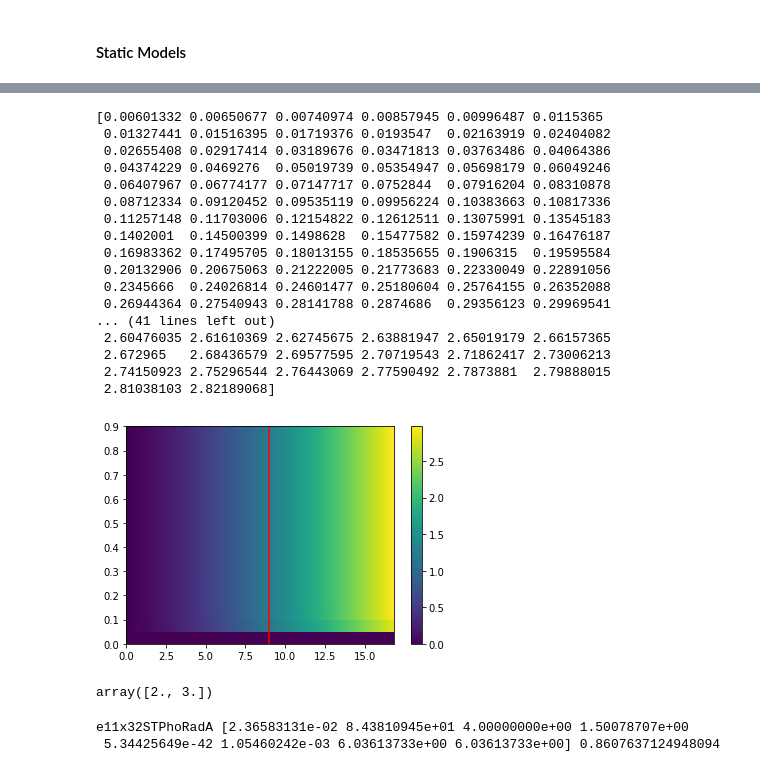
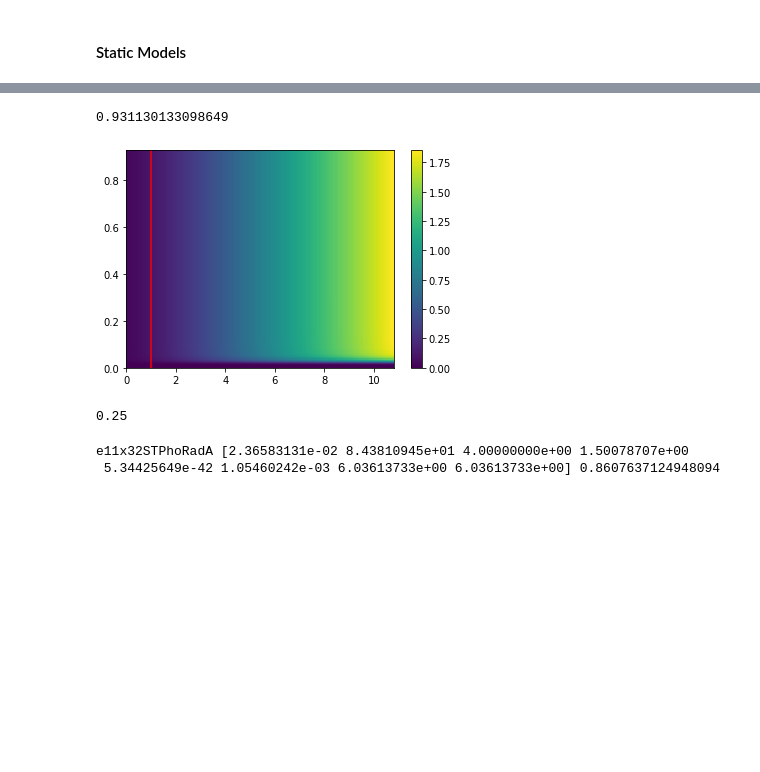
Before and after one commit to rmardian/intein-based-circuits, a Jupyter notebook: Steady-State Model.ipynb, the cells around one changed output, grey strips where cells are left out. Saved outputs shown, nothing was run; the diff lists cells and outputs as text; code cells hidden in the pictures; blank space fills up the shorter version.

```diff
--- a/Steady-State Model.ipynb
+++ b/Steady-State Model.ipynb
@@ -180,41 +182,26 @@ hill_params = plot_colormap(rpus, gates, 3, 3, np.round(cumas_rpu, 2), np.round(
 # %%
-arr_ind1 = np.arange(0, np.max(cumas_rpu), 0.05)
+arr_ind1 = np.arange(0, np.max(cumas_rpu), 0.005)
 arr_ind2 = np.arange(0, np.max(aras_rpu), 0.05)
 x1_, x2_ = np.meshgrid(arr_ind1, arr_ind2)
 x_ = np.vstack((x1_.ravel(), x2_.ravel()))
-y_pred = hill_activation_and(x_, *hill_params['e11x32STPhoRadA'])
+y_pred = hill_activation_and(x_, *hill_params['e34x30MjaKlbA'])
 cf = plt.pcolormesh(x2_, x1_, y_pred.reshape(-1, len(arr_ind1)), cmap='viridis')
 plt.colorbar(cf)
-arr = y_pred.reshape(-1, len(arr_ind1)).mean(axis=0)
-plt.axvline(np.where(arr==np.median(arr))[0][0], color='red')
-arr = y_pred.reshape(-1, len(arr_ind1)).mean(axis=1)
-print(arr)
-#print()
-#plt.axhline(y_pred.reshape(-1, len(arr_ind1)).mean(axis=1).mean(), color='red')
+
+half_point = y_pred.max()/2
+y_err = [np.abs(i-half_point) for i in y_pred]
+min_err = y_pred[y_err.index(min(y_err))]
+idx = (np.where(y_pred.reshape(-1, len(arr_ind1))==min_err)[1][0])
+plt.axvline(x2_[idx][0], color='red')
+print(half_point)
 plt.show()
 # %% [output]
-[0.00601332 0.00650677 0.00740974 0.00857945 0.00996487 0.0115365
- 0.01327441 0.01516395 0.01719376 0.0193547  0.02163919 0.02404082
- 0.02655408 0.02917414 0.03189676 0.03471813 0.03763486 0.04064386
- 0.04374229 0.0469276  0.05019739 0.05354947 0.05698179 0.06049246
- 0.06407967 0.06774177 0.07147717 0.0752844  0.07916204 0.08310878
- 0.08712334 0.09120452 0.09535119 0.09956224 0.10383663 0.10817336
- 0.11257148 0.11703006 0.12154822 0.12612511 0.13075991 0.13545183
- 0.1402001  0.14500399 0.1498628  0.15477582 0.15974239 0.16476187
- 0.16983362 0.17495705 0.18013155 0.18535655 0.1906315  0.19595584
- 0.20132906 0.20675063 0.21222005 0.21773683 0.22330049 0.22891056
- 0.2345666  0.24026814 0.24601477 0.25180604 0.25764155 0.26352088
- 0.26944364 0.27540943 0.28141788 0.2874686  0.29356123 0.29969541
-... (41 lines left out)
- 2.60476035 2.61610369 2.62745675 2.63881947 2.65019179 2.66157365
- 2.672965   2.68436579 2.69577595 2.70719543 2.71862417 2.73006213
- 2.74150923 2.75296544 2.76443069 2.77590492 2.7873881  2.79888015
- 2.81038103 2.82189068]
+0.931130133098649
-[figure, old version]
+[figure, new version]
-# %%
-np.array([[1, 2], [3, 4]]).mean(axis=0)
-# %% [output]
-array([2., 3.])
+# %%
+x2_[5][0]
+# %% [output]
+0.25
 # %%
 hill_params = plot_colormap(rpus, gates, 3, 3, np.round(cumas_rpu, 2), np.round(aras_rpu, 2))
 # %% [output]
```
Also changed, not shown: parts of 4 cells of this notebook, 2 other files.
